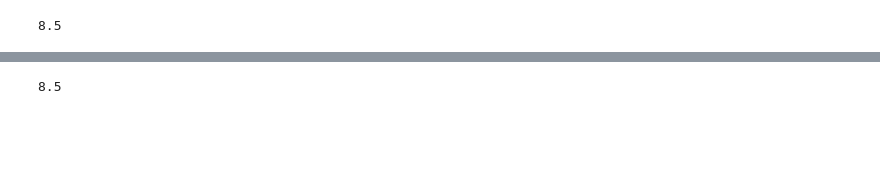
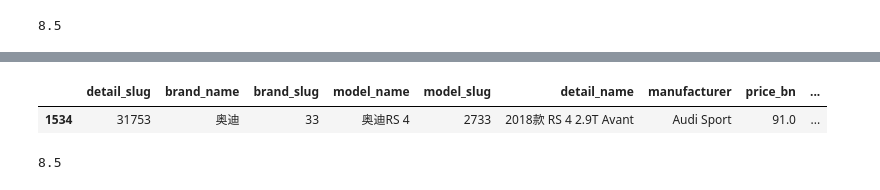
Before and after one commit to dj-lei/evaluation-predict, a Jupyter notebook: jupyter/update_estimate.ipynb, the cells around one changed output, grey strips where cells are left out. Drawn from its saved outputs; the diff is of its cells as text; code cells hidden in the pictures; blank space fills up the shorter version.

```diff
--- a/jupyter/update_estimate.ipynb
+++ b/jupyter/update_estimate.ipynb
@@ -229,0 +128,13 @@ memory usage: 4.5+ MB
+# %%
+# 更新car_autohome_all之后再更新global_model_mean
+car_autohome_all = pd.read_csv('../tmp/train/car_autohome_all.csv')
+car_autohome_all = car_autohome_all.drop(['volume_extend','emission_standard','volume'],axis=1)
+
+global_model_mean = pd.read_csv('../tmp/train/global_model_mean.csv')
+global_model_mean = global_model_mean.loc[:,['detail_slug','median_price','update_time','detail_model_slug']]
+global_model_mean = global_model_mean.merge(car_autohome_all,how='left',on=['detail_slug'])
+
+global_model_mean['used_years'] = datetime.datetime.now().year - global_model_mean['online_year']
+global_model_mean.loc[(global_model_mean['used_years'] < 0), 'used_years'] = 0
+
+global_model_mean.info()
@@ -230,3 +161,9 @@ memory usage: 4.5+ MB
+# %%
+# car_autohome_all = pd.read_csv('../tmp/train/car_autohome_all.csv')
+global_model_mean.loc[(global_model_mean['model_slug'] == 2733) & (global_model_mean['online_year'] == 2018), :]
+# %% [output]
+|  | detail_slug | brand_name | brand_slug | model_name | model_slug | detail_name | manufacturer | price_bn | ... |
+| 1534 | 31753 | 奥迪 | 33 | 奥迪RS 4 | 2733 | 2018款 RS 4 2.9T Avant | Audi Sport | 91.0 | ... |
 # %%
 global_model_mean.to_csv('../tmp/train/global_model_mean.csv',index=False)
 # %%
```
Also changed, not shown: parts of 13 cells of this notebook, 11 other files.
